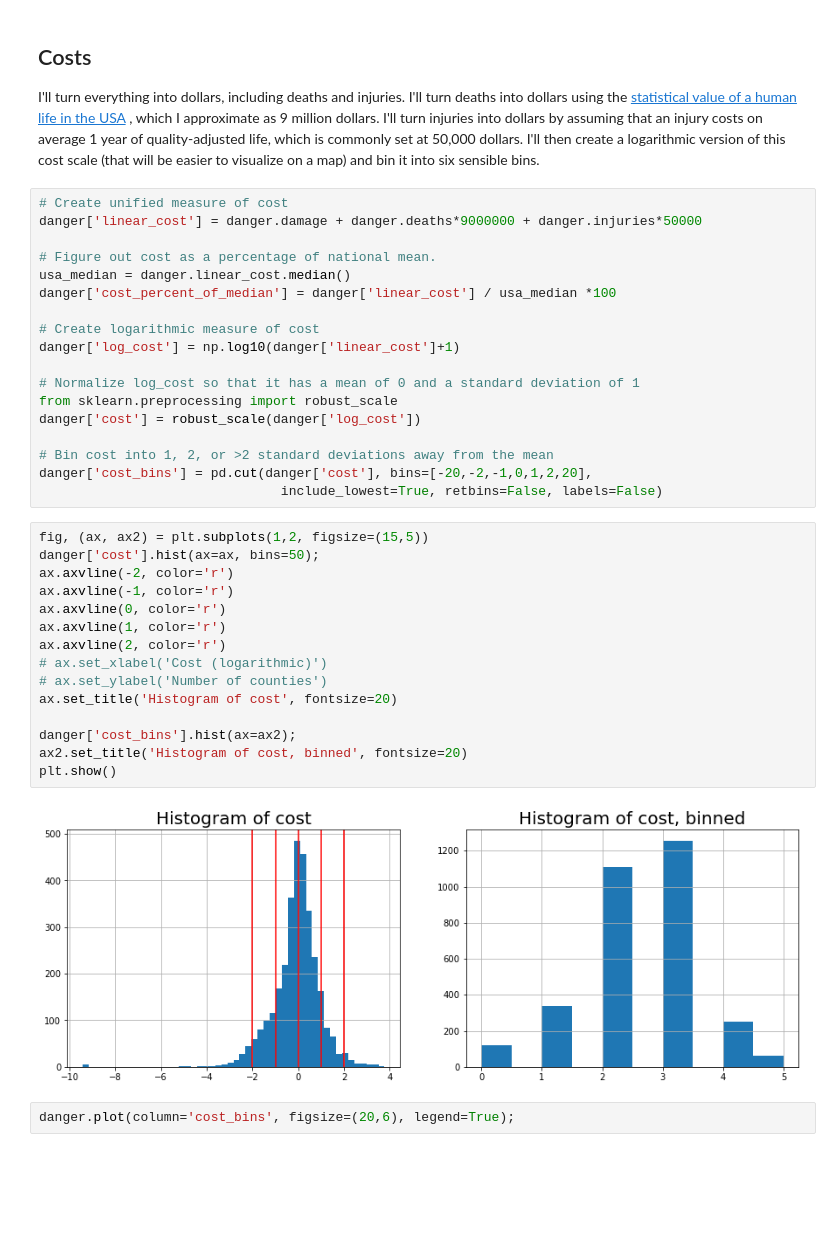
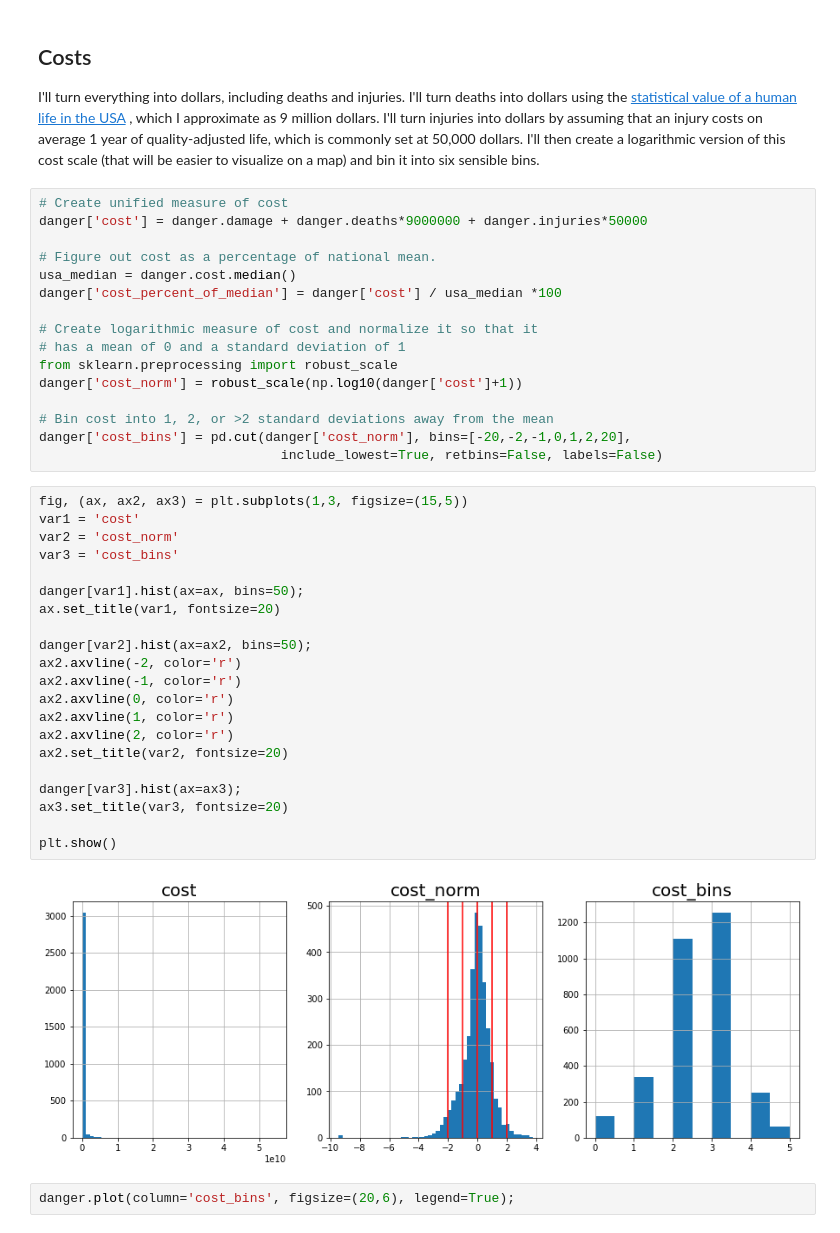
Before and after one commit to labs12-should-i-live-here/DS, a Jupyter notebook: notebooks/DMA6 - Overall disasterness.ipynb, the cells around one changed output. Cells and saved outputs as stored; diff of their text form; blank space fills up the shorter version.

Commit message:
Danger levels recalculated

```diff
--- a/notebooks/DMA6 - Overall disasterness.ipynb
+++ b/notebooks/DMA6 - Overall disasterness.ipynb
@@ -272,39 +267,43 @@ I'll turn everything into dollars, including deaths and injuries.  I'll turn dea
 , which I approximate as 9 million dollars.  I'll turn injuries into dollars by assuming that an injury costs on average 1 year of quality-adjusted life, which is commonly set at 50,000 dollars.  I'll then create a logarithmic version of this cost scale (that will be easier to visualize on a map) and bin it into six sensible bins.
 # %%
 # Create unified measure of cost
-danger['linear_cost'] = danger.damage + danger.deaths*9000000 + danger.injuries*50000
+danger['cost'] = danger.damage + danger.deaths*9000000 + danger.injuries*50000
 
 # Figure out cost as a percentage of national mean.
-usa_median = danger.linear_cost.median()
-danger['cost_percent_of_median'] = danger['linear_cost'] / usa_median *100
+usa_median = danger.cost.median()
+danger['cost_percent_of_median'] = danger['cost'] / usa_median *100
 
-# Create logarithmic measure of cost
-danger['log_cost'] = np.log10(danger['linear_cost']+1)
-
-# Normalize log_cost so that it has a mean of 0 and a standard deviation of 1
+# Create logarithmic measure of cost and normalize it so that it
+# has a mean of 0 and a standard deviation of 1
 from sklearn.preprocessing import robust_scale
-danger['cost'] = robust_scale(danger['log_cost'])
+danger['cost_norm'] = robust_scale(np.log10(danger['cost']+1))
 
 # Bin cost into 1, 2, or >2 standard deviations away from the mean
-danger['cost_bins'] = pd.cut(danger['cost'], bins=[-20,-2,-1,0,1,2,20],
+danger['cost_bins'] = pd.cut(danger['cost_norm'], bins=[-20,-2,-1,0,1,2,20],
                                include_lowest=True, retbins=False, labels=False)
 # %%
-fig, (ax, ax2) = plt.subplots(1,2, figsize=(15,5))
-danger['cost'].hist(ax=ax, bins=50);
-ax.axvline(-2, color='r')
-ax.axvline(-1, color='r')
-ax.axvline(0, color='r')
-ax.axvline(1, color='r')
-ax.axvline(2, color='r')
-# ax.set_xlabel('Cost (logarithmic)')
-# ax.set_ylabel('Number of counties')
-ax.set_title('Histogram of cost', fontsize=20)
+fig, (ax, ax2, ax3) = plt.subplots(1,3, figsize=(15,5))
+var1 = 'cost'
+var2 = 'cost_norm'
+var3 = 'cost_bins'
 
-danger['cost_bins'].hist(ax=ax2);
-ax2.set_title('Histogram of cost, binned', fontsize=20)
+danger[var1].hist(ax=ax, bins=50);
+ax.set_title(var1, fontsize=20)
+
+danger[var2].hist(ax=ax2, bins=50);
+ax2.axvline(-2, color='r')
+ax2.axvline(-1, color='r')
+ax2.axvline(0, color='r')
+ax2.axvline(1, color='r')
+ax2.axvline(2, color='r')
+ax2.set_title(var2, fontsize=20)
+
+danger[var3].hist(ax=ax3);
+ax3.set_title(var3, fontsize=20)
+
 plt.show()
 # %% [output]
-[figure, old version]
+[figure, new version]
 # %%
 danger.plot(column='cost_bins', figsize=(20,6), legend=True);
 # %% [output]
```
Also changed, not shown: parts of 52 cells of this notebook, 4 other files.
